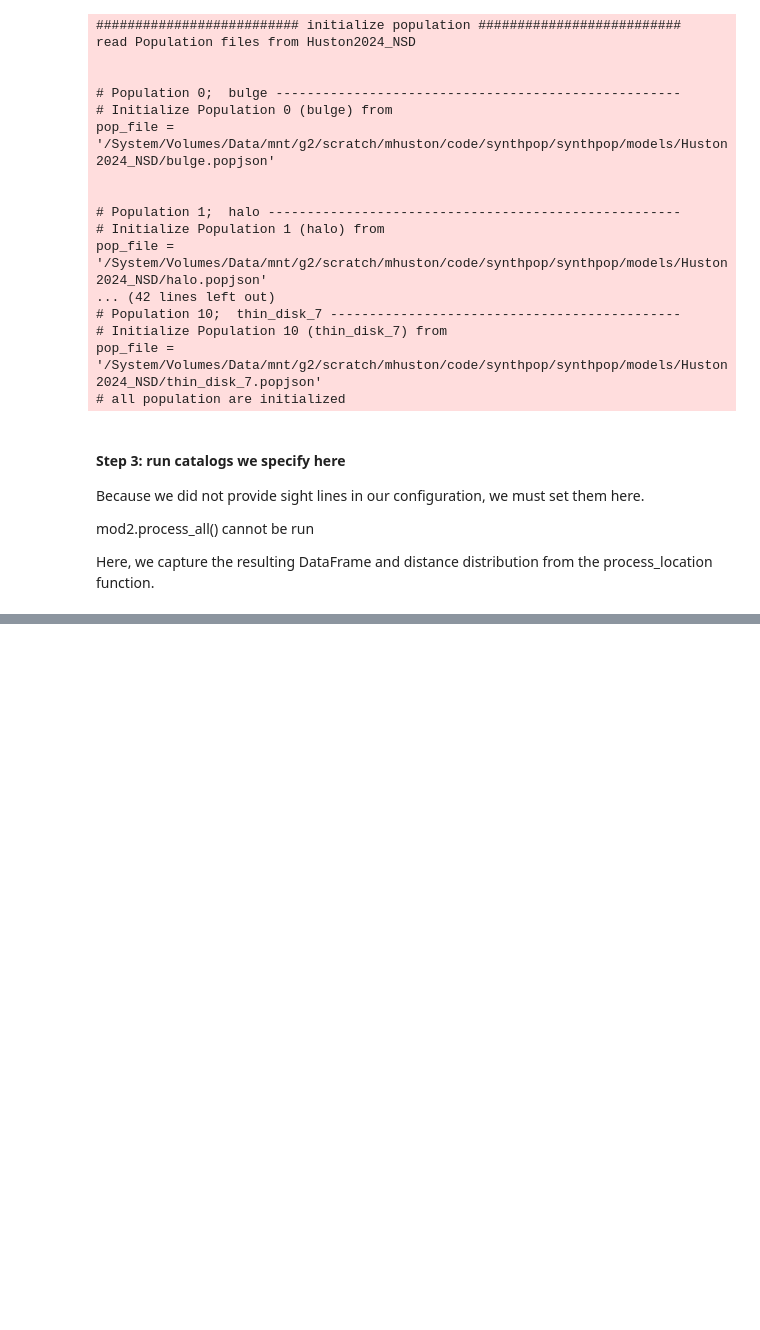
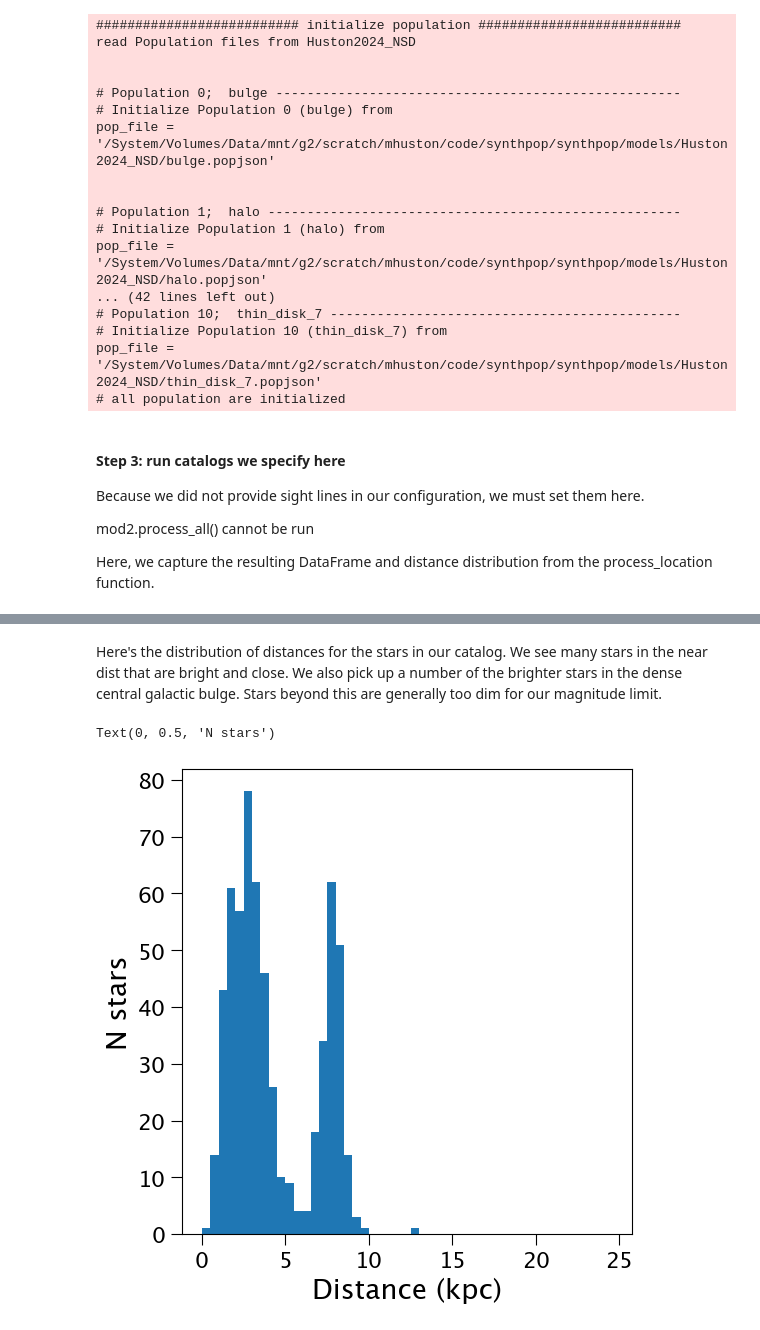
Before and after one commit to synthpop-galaxy/synthpop, a Jupyter notebook: TUTORIAL.ipynb, the cells around one changed output, grey strips where cells are left out. Saved outputs shown, nothing was run; the diff lists cells and outputs as text; code cells hidden in the pictures; blank space fills up the shorter version.

```diff
--- a/TUTORIAL.ipynb
+++ b/TUTORIAL.ipynb
@@ -90,7 +132,7 @@ mod2 = synthpop.SynthPop('macy_defaults.synthpop_conf',
                          extinction_map_kwargs={'name':'maps_from_dustmaps',
                                                 'dustmap_name': 'marshall'},
                          chosen_bands = ['Bessell_U', 'Bessell_B', 'Bessell_V', 'Bessell_R', 'Bessell_I'],
-                         maglim = ['Bessell_I', 21, "remove"],
+                         maglim = ['Bessell_I', 22, "remove"],
                          post_processing_kwargs=[{"name": "ProcessDarkCompactObjects","remove": False}],
                          name_for_output='mod2test'
                         )
@@ -194,0 +245,8 @@ Index(['pop', 'iMass', 'age', 'Fe/H_initial', 'Mass', 'In_Final_Phase', 'Dist',
+# %% [markdown]
+Here's the distribution of distances for the stars in our catalog. We see many stars in the near dist that are bright and close. We also pick up a number of the brighter stars in the dense central galactic bulge. Stars beyond this are generally too dim for our magnitude limit.
+# %%
+plt.hist(cat2.Dist, bins=np.arange(0,25,0.5));
+plt.xlabel('Distance (kpc)'); plt.ylabel('N stars')
+# %% [output]
+Text(0, 0.5, 'N stars')
+[figure, added]
```
Also changed, not shown: parts of 9 cells of this notebook, 2 other files.
